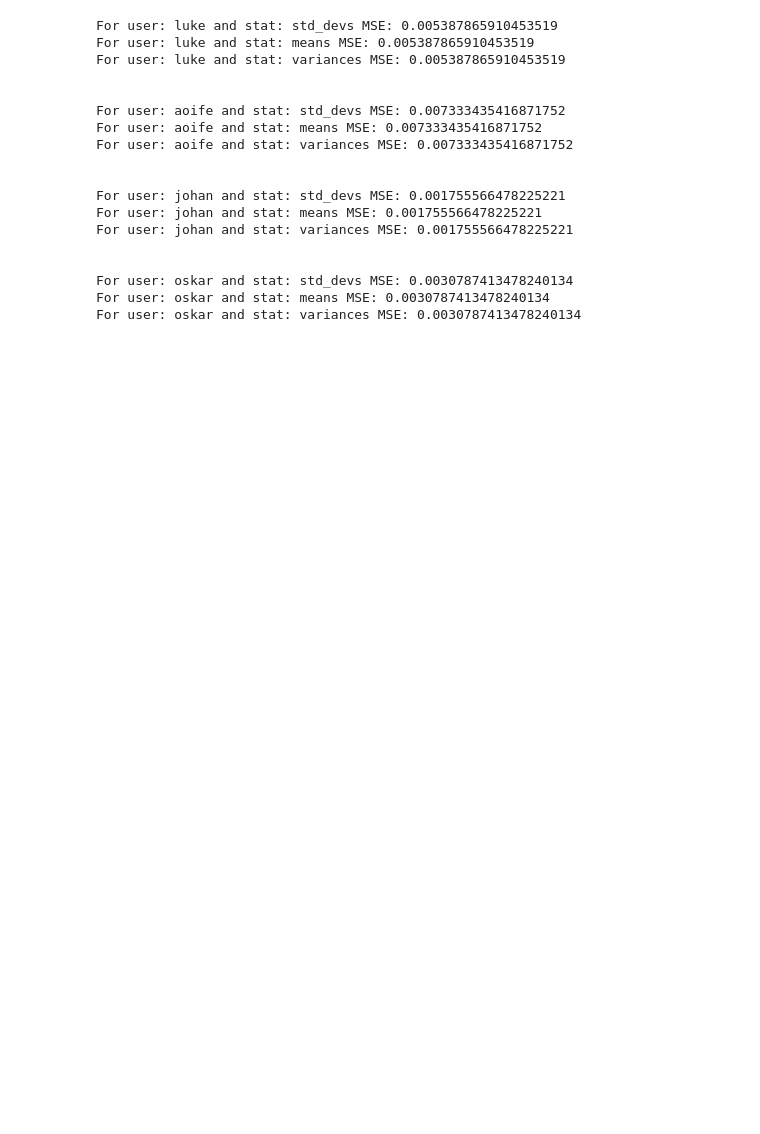
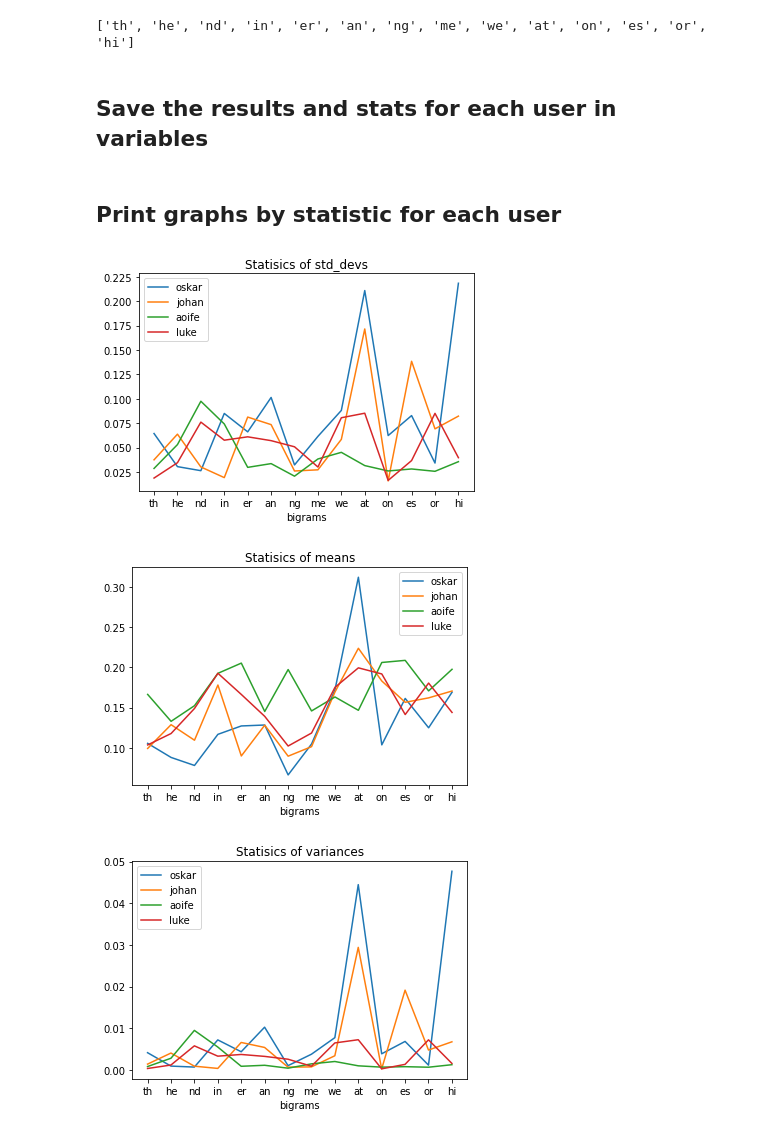
Before and after one commit to igoea20/keystrokeLogger, a Jupyter notebook: runner.ipynb, the cells around one changed output. Saved outputs shown, nothing was run; the diff lists cells and outputs as text; code cells hidden in the pictures; blank space fills up the shorter version.

```diff
--- a/runner.ipynb
+++ b/runner.ipynb
@@ -28,44 +1,35 @@ parser.print_graph(stats)
-# %%
-import numpy as np
-
-def mse(Y_true, T_pred):
-	return np.square(np.subtract(Y_true, T_pred)).mean()
-
-
-test_lines = read_file('test')
-vector_test = parser.get_pressed_data_diffs(test_lines)
-test_stats = parser.get_stats(vector_test)
-
-# print(vector_luke)
-
-for user in ['luke', 'aoife', 'johan', 'oskar']:
-	bigram_diff = list(set(stats[user]['present_bigrams']) - set(test_stats['present_bigrams']))
-	result_copy = results[user]
-	for bg in bigram_diff:
-		if (bg in result_copy):
-			del result_copy[bg]
-
-	user_stats = parser.get_stats(result_copy)
-	print("\n")
-	for stat in ['std_devs', 'means', 'variances']:
-		MSE = mse(test_stats['std_devs'], user_stats['std_devs'])
-		print('For user: ' + user + ' and stat: ' + stat + ' MSE: ' + str(MSE))
-# %% [output]
-For user: luke and stat: std_devs MSE: 0.005387865910453519
-For user: luke and stat: means MSE: 0.005387865910453519
-For user: luke and stat: variances MSE: 0.005387865910453519
-
-
-For user: aoife and stat: std_devs MSE: 0.007333435416871752
-For user: aoife and stat: means MSE: 0.007333435416871752
-For user: aoife and stat: variances MSE: 0.007333435416871752
-
-
-For user: johan and stat: std_devs MSE: 0.001755566478225221
-For user: johan and stat: means MSE: 0.001755566478225221
-For user: johan and stat: variances MSE: 0.001755566478225221
-
-
-For user: oskar and stat: std_devs MSE: 0.0030787413478240134
-For user: oskar and stat: means MSE: 0.0030787413478240134
-For user: oskar and stat: variances MSE: 0.0030787413478240134
+# %%
+from keylogParser import *
+from stat_helpers import *
+
+bigrams = ['th', 'he', 'gh', 'nd', 'ne', 'in', 'er', 'an', 'ng', 'me', 'we', 'is', 'at', 'on', 'es', 'ay', 'or', 'hi']
+
+test_results = get_pressed_data_diffs(bigrams, read_file('test'))
+test_stats = get_stats(bigrams, test_results)
+
+test_bigrams = test_stats['present_bigrams']
+
+print(test_bigrams)
+# %% [output]
+['th', 'he', 'nd', 'in', 'er', 'an', 'ng', 'me', 'we', 'at', 'on', 'es', 'or', 'hi']
+# %% [markdown]
+## Save the results and stats for each user in variables
+# %%
+users = ['oskar', 'johan', 'aoife', 'luke']
+stat_keys = ['std_devs', 'means', 'variances']
+
+results = {}
+stats = {}
+
+for user in users:
+	results[user] = get_pressed_data_diffs(test_bigrams, read_file(user))
+	stats[user] = get_stats(test_bigrams, results[user])
+# %% [markdown]
+## Print graphs by statistic for each user
+# %%
+for stat_key in stat_keys:
+	print_graph(stats, stat_key, test_bigrams, users)
+# %% [output]
+[figure, added]
+[figure, added]
+[figure, added]
```
Also changed, not shown: parts of 3 cells of this notebook, 2 other files.
